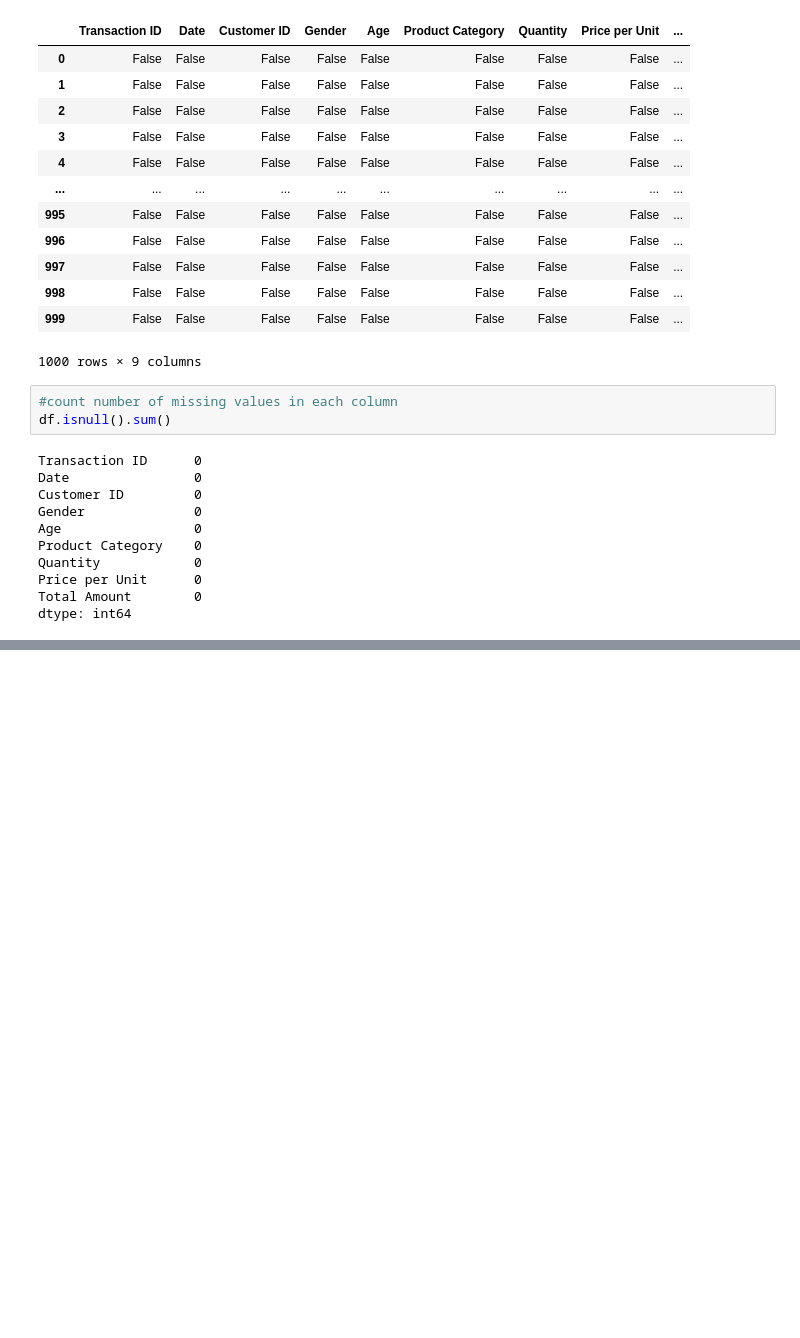
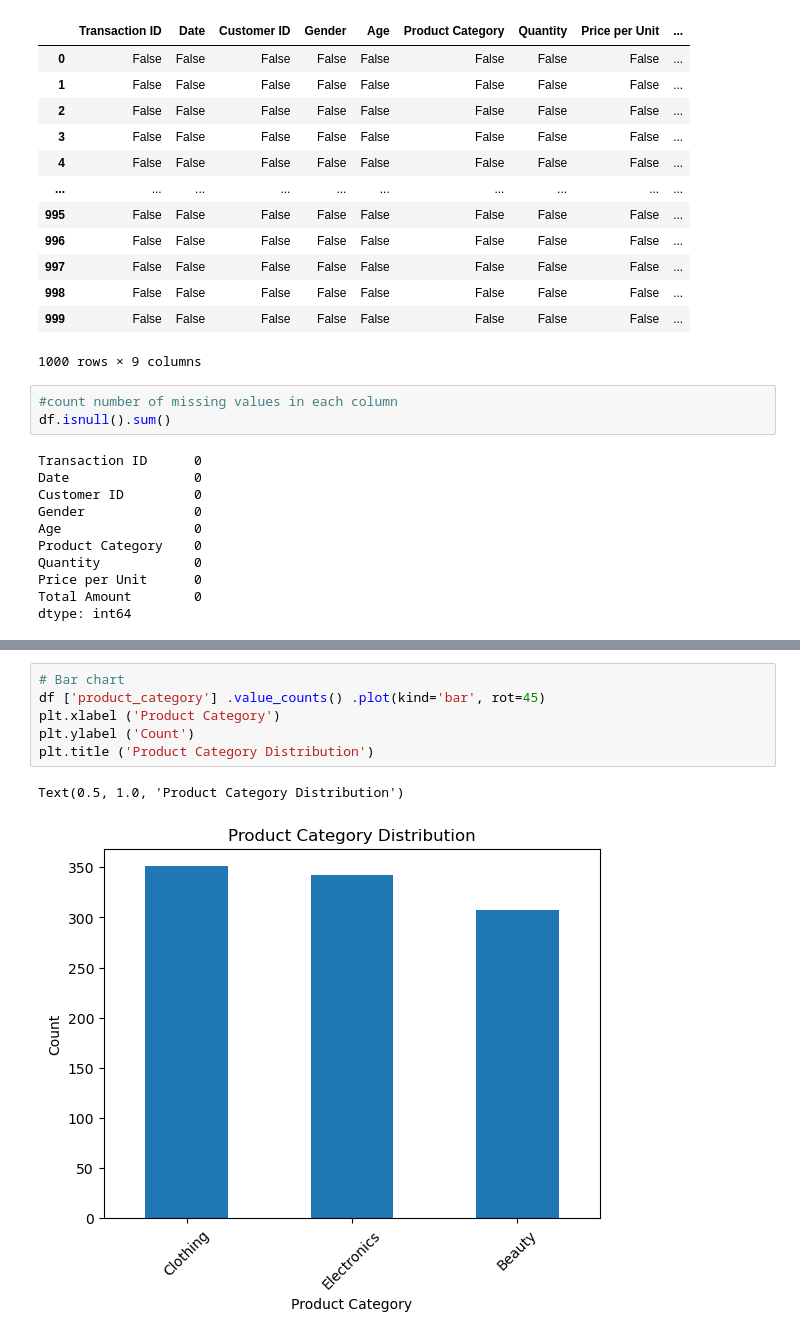
Before and after one commit to Girlingreenn/Retail-Sales-Project, a Jupyter notebook: retail_sales.ipynb, the cells around one changed output, grey strips where cells are left out. Cells and saved outputs as stored; diff of their text form; blank space fills up the shorter version.

```diff
--- a/retail_sales.ipynb
+++ b/retail_sales.ipynb
@@ -122,0 +182,9 @@ NameError: name 'df' is not defined
+# %%
+# Bar chart
+df ['product_category'] .value_counts() .plot(kind='bar', rot=45)
+plt.xlabel ('Product Category')
+plt.ylabel ('Count')
+plt.title ('Product Category Distribution')
+# %% [output]
+Text(0.5, 1.0, 'Product Category Distribution')
+[figure, added]
```
Also changed, not shown: parts of 15 cells of this notebook.
